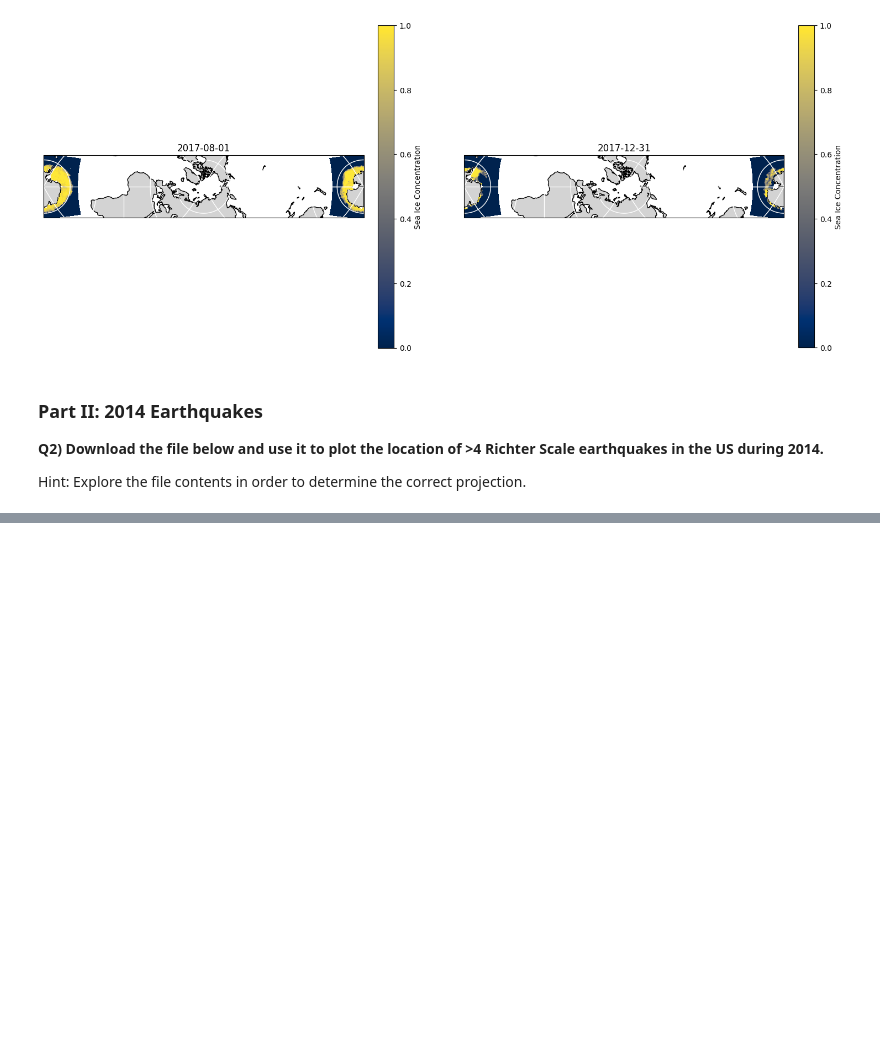
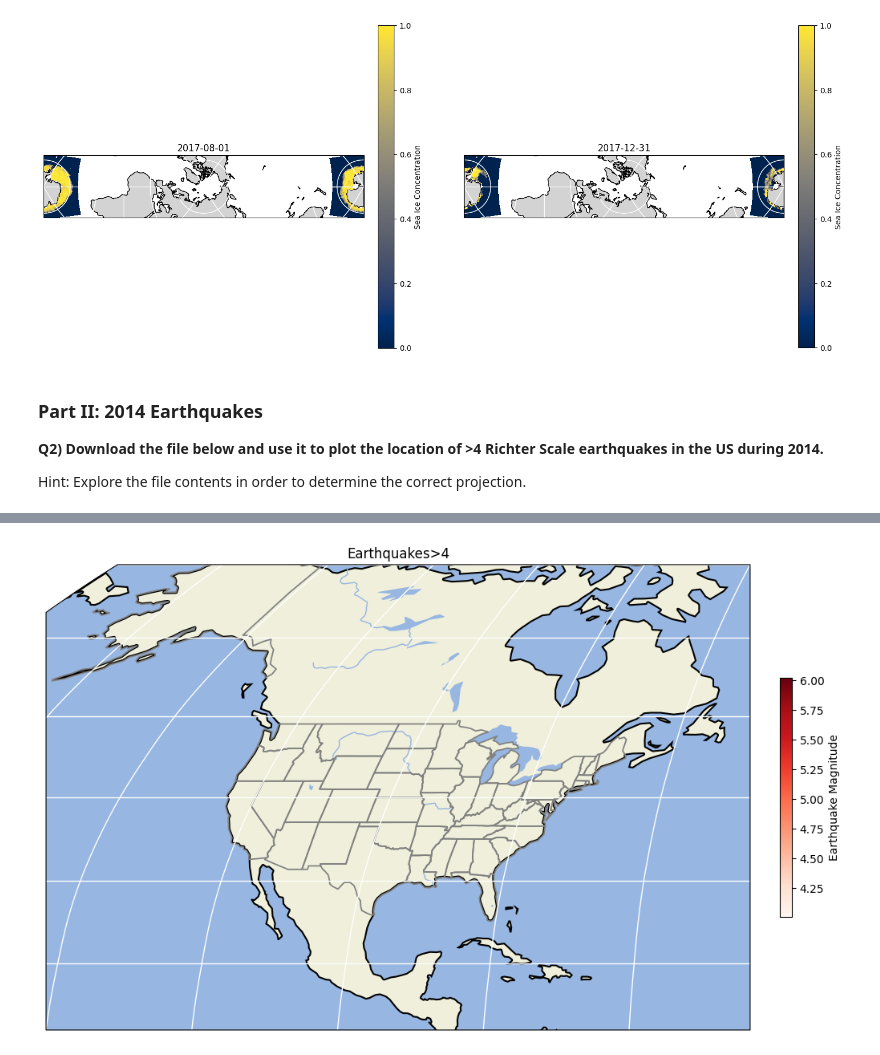
Before and after one commit to JoanneQuet/2023_Intro_Python, a Jupyter notebook: ML_EES/IP/W2_S2.ipynb, the cells around one changed output, grey strips where cells are left out. Drawn from its saved outputs; the diff is of its cells as text; code cells hidden in the pictures; blank space fills up the shorter version.

```diff
--- a/ML_EES/IP/W2_S2.ipynb
+++ b/ML_EES/IP/W2_S2.ipynb
@@ -281,26 +283,28 @@ usgs_2014_large = usgs_2014_nonan[usgs_2014_nonan['mag']>4]
 # %%
 fig,ax = plt.subplots(1,1,figsize=(12, 12),subplot_kw={'projection': ccrs.Robinson()})
 # The rest doesn't change:
 ax.set_extent([-140, -60, 12,70], ccrs.PlateCarree())
 
 ######################################################################################################################################################
 # Add Land, Ocean, Rivers, and State Lines
 # Hint: Land linewidth = 3; States: edgecolor='gray',linewidth=1.25; lakes/ocean/rivers: no change
 # Hint: https://matplotlib.org/stable/gallery/color/named_colors.html for the names of the colors available
 ######################################################################################################################################################
-____.add_feature(cartopy._____.____, edgecolor='____',linewidths=____)
-____.add_feature(cartopy._____.____)
-____.add_feature(cartopy._____.____)
-____.add_feature(cartopy._____.____)
-____.add_feature(cartopy._____.____,edgecolor='____',linewidth=____)
-____.gridlines(lw=____,color='____')
+ax.add_feature(cartopy.feature.LAND, edgecolor='black',linewidths=3)
+ax.add_feature(cartopy.feature.OCEAN)
+ax.add_feature(cartopy.feature.LAKES)
+ax.add_feature(cartopy.feature.RIVERS)
+ax.add_feature(cartopy.feature.STATES,edgecolor='gray',linewidth=1.25)
+ax.gridlines(lw=1,color='white')
 
 ######################################################################################################################################################
 # Add Scatter points for earthquake data
 # Hint: usgs_2014_large['longitude'] to access logitude data, usgs_2014_large['latitude'] to access latitude data, usgs_2014_large['mag'] to access Earthquake magnitudes
 # Hint: https://matplotlib.org/stable/gallery/color/named_colors.html for the names of the colors available
 ######################################################################################################################################################
-____ = ax.scatter(____,____,s=62,c=____,marker='o',cmap='____',edgecolors='____',linewidths=2, transform=____)
-plt.colorbar(____,ax=____,fraction=0.016, pad=0.04,label='____')
-ax.set_title('____')
+splot = ax.scatter(usgs_2014_large['latitude'],usgs_2014_large['longitude'],s=62,c=usgs_2014_large['mag'],marker='o',cmap='Reds',edgecolors='black',linewidths=2, transform=ccrs.PlateCarree())
+plt.colorbar(splot,ax=ax,fraction=0.016, pad=0.04,label='Earthquake Magnitude')
+ax.set_title('Earthquakes>4')
 plt.show()
+# %% [output]
+[figure, added]
```
Also changed, not shown: parts of 2 cells of this notebook.
